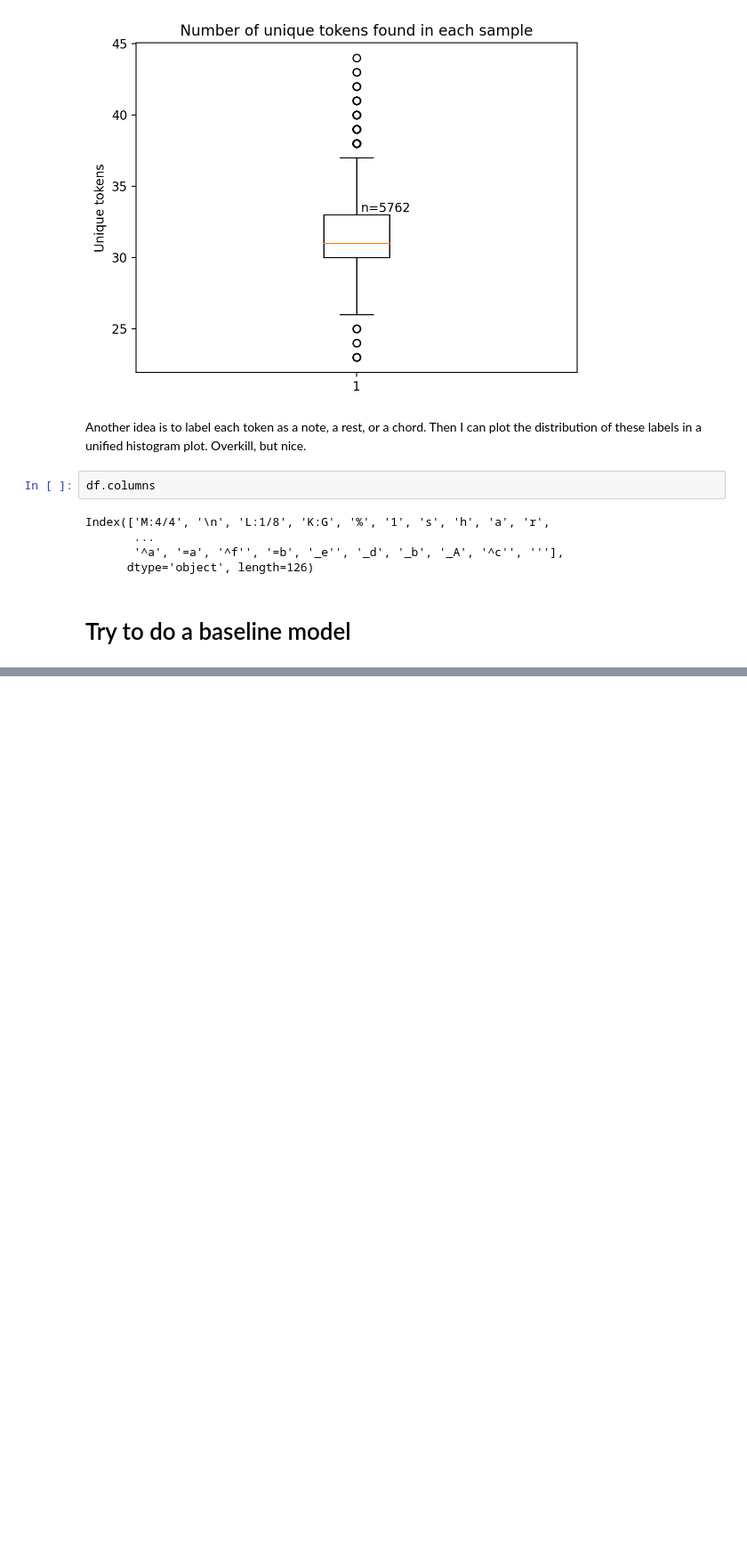
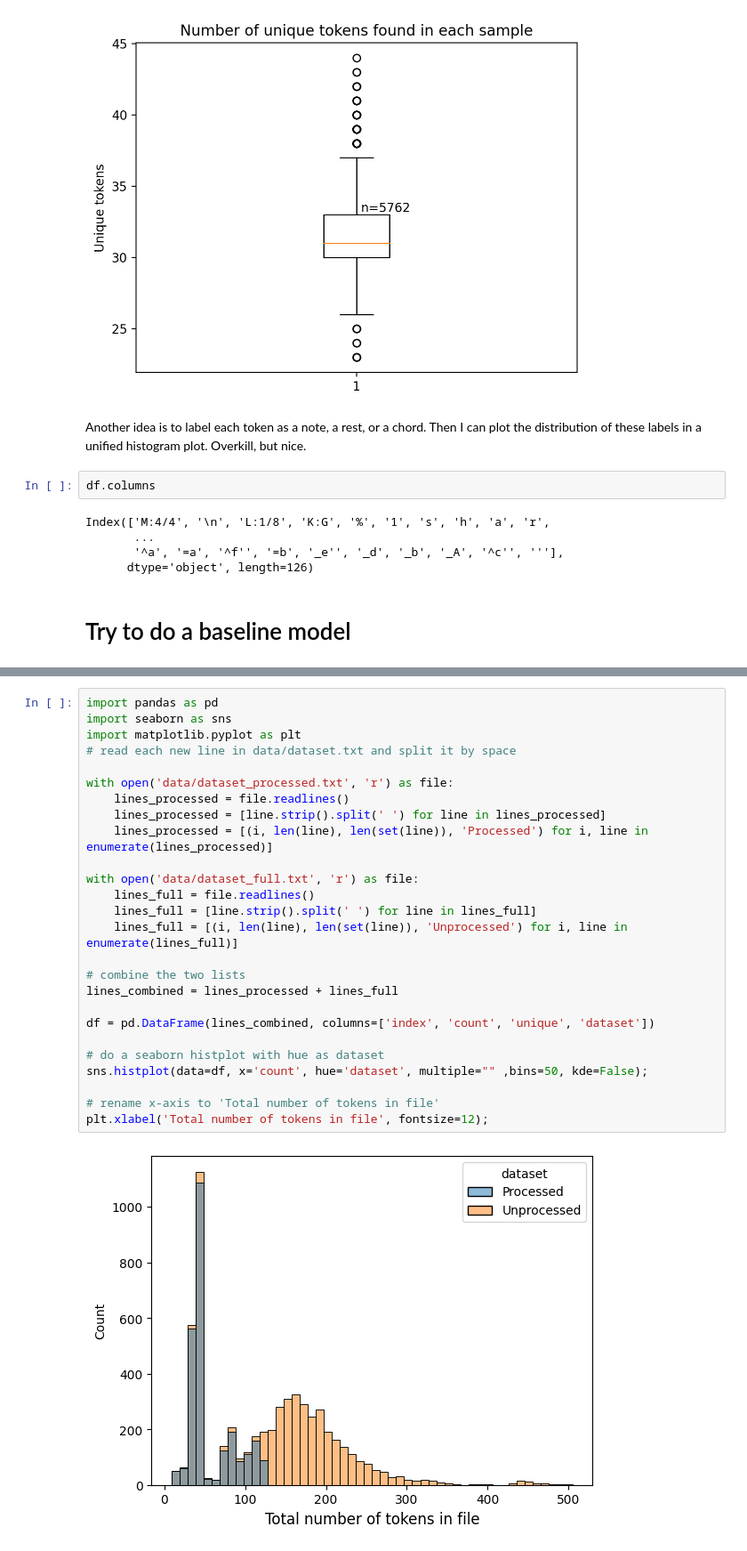
Before and after one commit to amerotz/deep_learning_project, a Jupyter notebook: preprocessing_and_plotting.ipynb, the cells around one changed output, grey strips where cells are left out. Shown at 89% size. Saved outputs shown, nothing was run; the diff lists cells and outputs as text; blank space fills up the shorter version.

```diff
--- a/preprocessing_and_plotting.ipynb
+++ b/preprocessing_and_plotting.ipynb
@@ -417,0 +445,28 @@ Index(['M:4/4', '\n', 'L:1/8', 'K:G', '%', '1', 's', 'h', 'a', 'r',
+# %%
+import pandas as pd
+import seaborn as sns
+import matplotlib.pyplot as plt
+# read each new line in data/dataset.txt and split it by space
+
+with open('data/dataset_processed.txt', 'r') as file:
+    lines_processed = file.readlines()
+    lines_processed = [line.strip().split(' ') for line in lines_processed]
+    lines_processed = [(i, len(line), len(set(line)), 'Processed') for i, line in enumerate(lines_processed)]
+
+with open('data/dataset_full.txt', 'r') as file:
+    lines_full = file.readlines()
+    lines_full = [line.strip().split(' ') for line in lines_full]
+    lines_full = [(i, len(line), len(set(line)), 'Unprocessed') for i, line in enumerate(lines_full)]
+
+# combine the two lists
+lines_combined = lines_processed + lines_full
+
+df = pd.DataFrame(lines_combined, columns=['index', 'count', 'unique', 'dataset'])
+
+# do a seaborn histplot with hue as dataset
+sns.histplot(data=df, x='count', hue='dataset', multiple="" ,bins=50, kde=False);
+
+# rename x-axis to 'Total number of tokens in file'
+plt.xlabel('Total number of tokens in file', fontsize=12);
+# %% [output]
+[figure, added]
```
Also changed, not shown: parts of 1 cell of this notebook.
